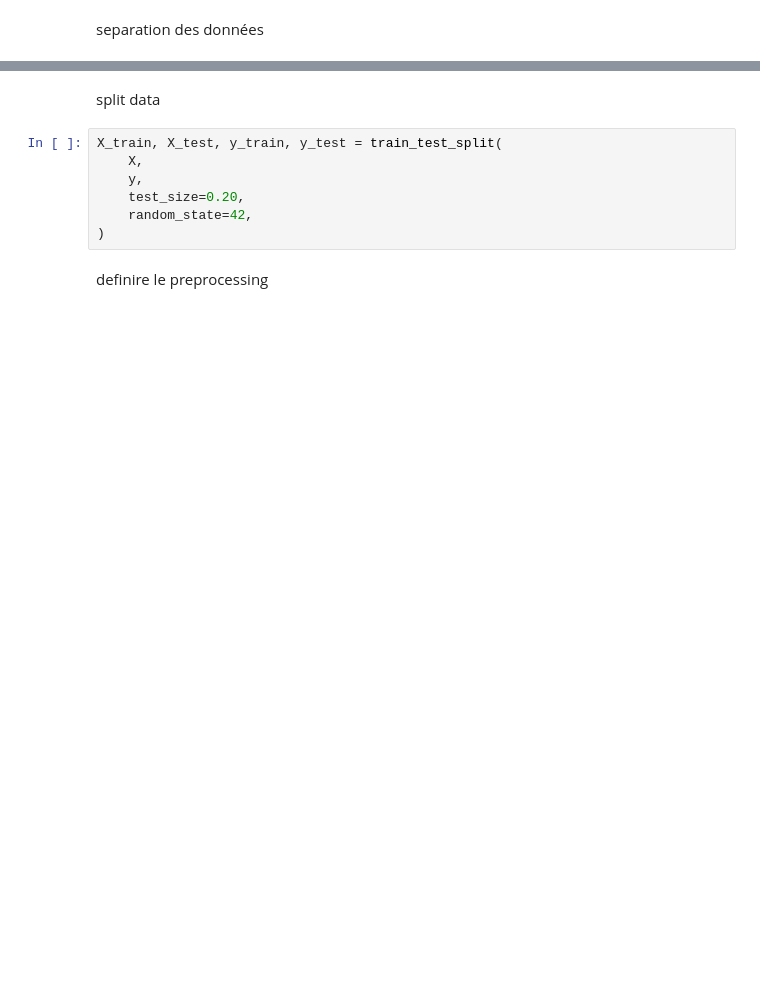
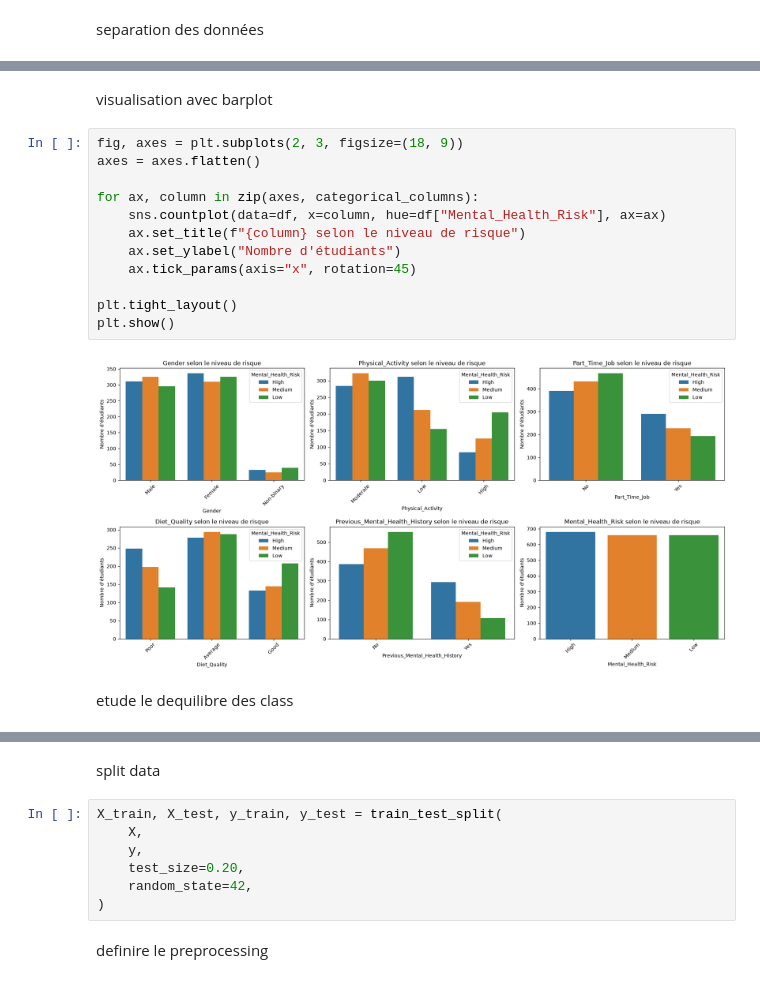
Before and after one commit to MOUSSA-AI-DEV/projet_soutenance_crois-e, a Jupyter notebook: notebooks/00_project_workflow.ipynb, the cells around one changed output, grey strips where cells are left out. Drawn from its saved outputs; the diff is of its cells as text; blank space fills up the shorter version.

```diff
--- a/notebooks/00_project_workflow.ipynb
+++ b/notebooks/00_project_workflow.ipynb
@@ -267,0 +409,18 @@ Variable cible : (2000,)
+# %% [markdown]
+visualisation avec barplot
+# %%
+fig, axes = plt.subplots(2, 3, figsize=(18, 9))
+axes = axes.flatten()
+
+for ax, column in zip(axes, categorical_columns):
+    sns.countplot(data=df, x=column, hue=df["Mental_Health_Risk"], ax=ax)
+    ax.set_title(f"{column} selon le niveau de risque")
+    ax.set_ylabel("Nombre d'étudiants")
+    ax.tick_params(axis="x", rotation=45)
+
+plt.tight_layout()
+plt.show()
+# %% [output]
+[figure, added]
+# %% [markdown]
+etude le dequilibre des class
```
Also changed, not shown: parts of 53 cells of this notebook, 39 other files.
